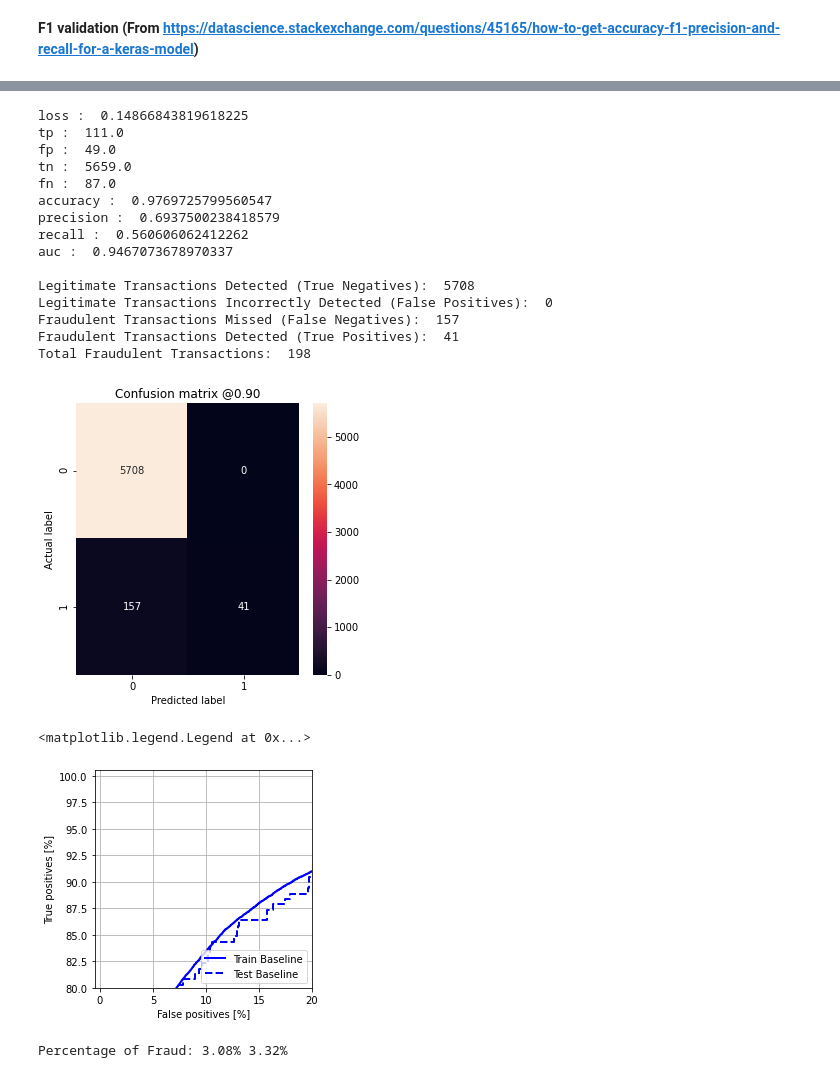
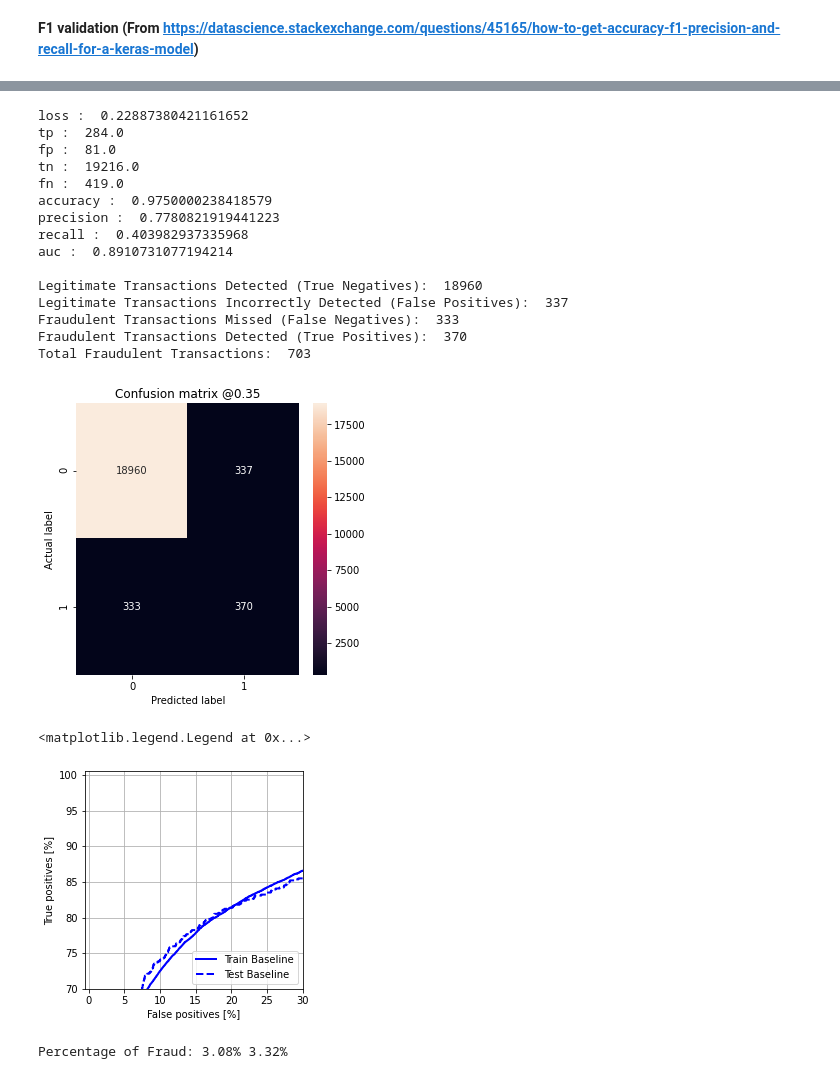
Before and after one commit to aquangnguyen1992/Advanced_Data_Science_Capstone, a Jupyter notebook: Capstone_Project.ipynb, the cells around one changed output, grey strips where cells are left out. Cells and saved outputs as stored; diff of their text form; code cells hidden in the pictures.

Commit message:
Updated the models using the data from data_identity

```diff
--- a/Capstone_Project.ipynb
+++ b/Capstone_Project.ipynb
@@ -70,6 +110,10 @@ Index(['TransactionID', 'isFraud', 'TransactionDT', 'TransactionAmt',
 # %% [markdown]
 **Check NaN, Null, and OneHotEncoding**
 # %%
+dataset_transaction = copy.copy(merged_data)
+merged_data = None
+dataset_identity = None
+
 float_columns = dataset_transaction.columns[np.where(dataset_transaction.dtypes == np.dtype('float64'))].to_list()
 int_columns = dataset_transaction.columns[np.where(dataset_transaction.dtypes == np.dtype('int64'))].to_list()
 obj_columns = dataset_transaction.columns[np.where(dataset_transaction.dtypes == np.dtype('O'))].to_list()
@@ -102,9 +145,6 @@ data_backup.head(5)
 # Task 1: Detect the columns with NaN and code it with an extra features
 # Task 2: Apply normalizationn
 # Task 3: Remove the irrelevant columns
-
-dataset_transaction = copy.copy(data_backup)
-
 for column in float_columns:
   # Set to float 16
   dataset_transaction[column].astype('float16')
@@ -275,7 +314,14 @@ Y = dataset['isFraud']
 dataset.pop('isFraud')
 X = dataset
 
-X_train, X_test, Y_train, Y_test = train_test_split(X, Y, test_size=0.01)
+#X_train, X_test, Y_train, Y_test = train_test_split(X, Y, test_size=0.01)
+X_train = X
+Y_train = Y
+
+test_size = 20000
+indices = np.random.randint(0, len(Y), size=(test_size,))
+X_test = np.array(X_train)[indices]
+Y_test = np.array(Y_train)[indices]
 
 print(X_train.shape, Y_train.shape, X_test.shape)
 # %% [output]
@@ -421,6 +467,6 @@ Non-trainable params: 512
 _________________________________________________________________
 # %%
-BATCH_SIZE = 256
+BATCH_SIZE = 512
 NB_EPOCH = 2000
 PATIENCE = 20
 
@@ -563,44 +639,44 @@ print()
 
 predictions = new_model.predict(X_test, batch_size=BATCH_SIZE, verbose=0)
 
-plot_cm(Y_test, predictions, p=0.9)
+plot_cm(Y_test, predictions, p=0.35)
 # %% [output]
-loss :  0.14866843819618225
-tp :  111.0
-fp :  49.0
-tn :  5659.0
-fn :  87.0
-accuracy :  0.9769725799560547
-precision :  0.6937500238418579
-recall :  0.560606062412262
-auc :  0.9467073678970337
+loss :  0.22887380421161652
+tp :  284.0
+fp :  81.0
+tn :  19216.0
+fn :  419.0
+accuracy :  0.9750000238418579
+precision :  0.7780821919441223
+recall :  0.403982937335968
+auc :  0.8910731077194214
 
-Legitimate Transactions Detected (True Negatives):  5708
-Legitimate Transactions Incorrectly Detected (False Positives):  0
-Fraudulent Transactions Missed (False Negatives):  157
-Fraudulent Transactions Detected (True Positives):  41
-Total Fraudulent Transactions:  198
+Legitimate Transactions Detected (True Negatives):  18960
+Legitimate Transactions Incorrectly Detected (False Positives):  337
+Fraudulent Transactions Missed (False Negatives):  333
+Fraudulent Transactions Detected (True Positives):  370
+Total Fraudulent Transactions:  703
-[figure, old version]
+[figure, new version]
 # %%
 def plot_roc(name, labels, predictions, **kwargs):
   fp, tp, _ = sklearn.metrics.roc_curve(labels, predictions)
 
   plt.plot(100*fp, 100*tp, label=name, linewidth=2, **kwargs)
   plt.xlabel('False positives [%]')
   plt.ylabel('True positives [%]')
-  plt.xlim([-0.5,20])
-  plt.ylim([80,100.5])
+  plt.xlim([-0.5,30])
+  plt.ylim([70,100.5])
   plt.grid(True)
   ax = plt.gca()
   ax.set_aspect('equal')
 
 train_prediction = new_model.predict(X_train, batch_size=BATCH_SIZE, verbose=0)
 plot_roc("Train Baseline", Y_train, train_prediction, color='b')
 plot_roc("Test Baseline", Y_test, predictions, color='b', linestyle='--')
 plt.legend(loc='lower right')
 # %% [output]
 <matplotlib.legend.Legend at 0x...>
-[figure, old version]
+[figure, new version]
 # %%
 prediction = np.squeeze(predictions, axis=1)
 
```
Also changed, not shown: parts of 33 cells of this notebook.
